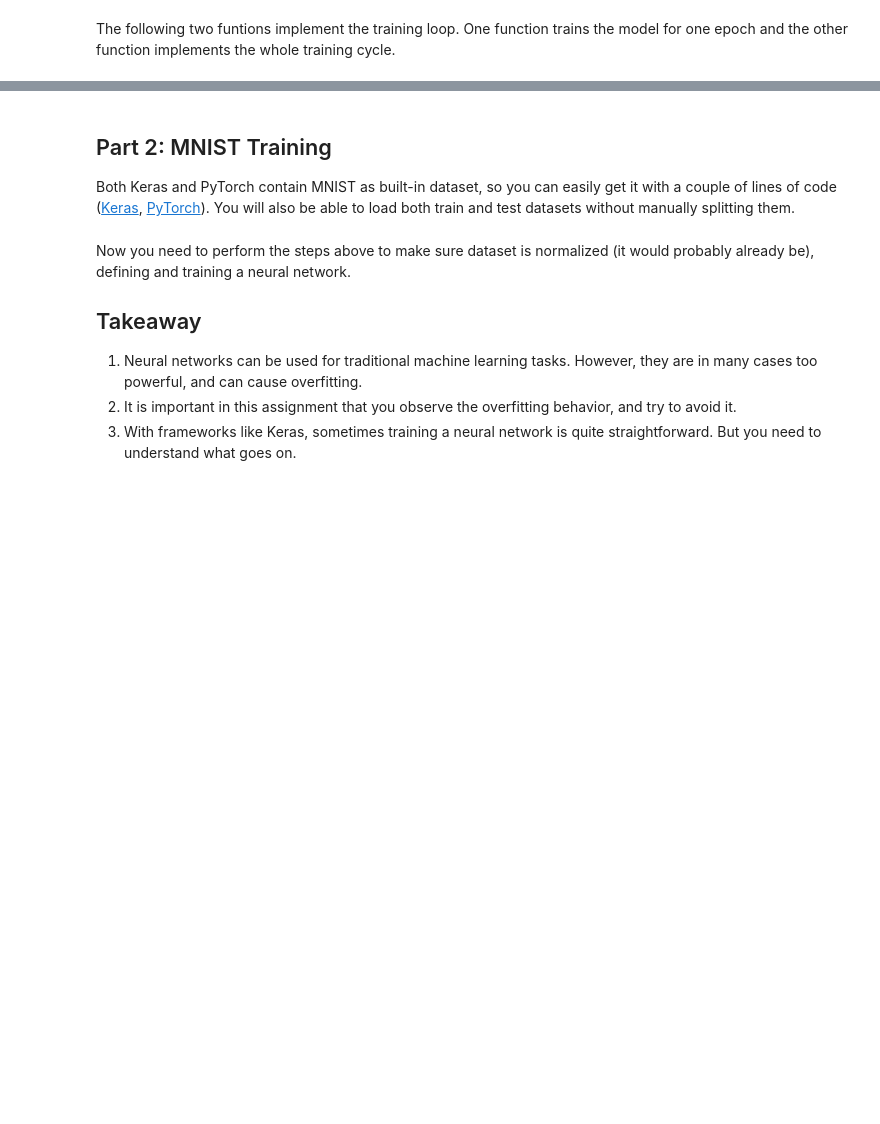
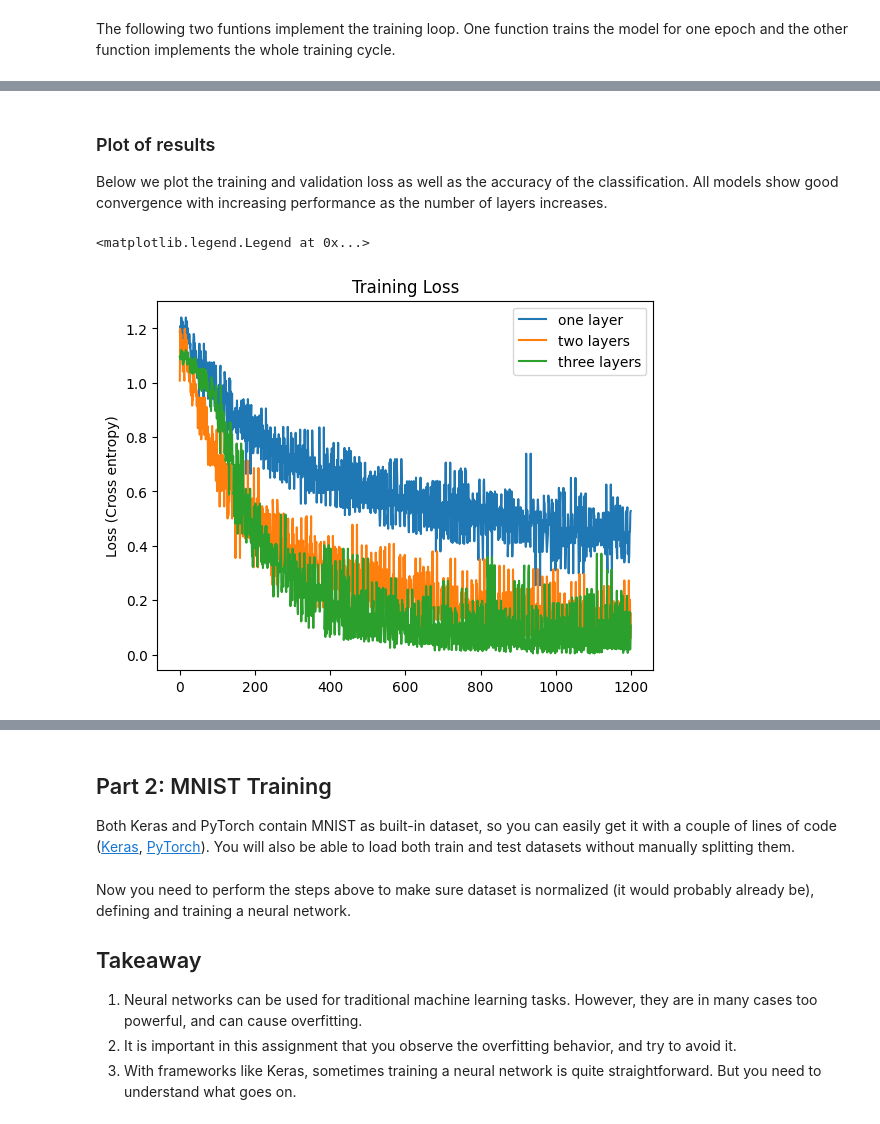
Before and after one commit to tvboelens/AI-For-Beginners, a Jupyter notebook: lessons/3-NeuralNetworks/05-Frameworks/lab/LabFrameworks.ipynb, the cells around one changed output, grey strips where cells are left out. Cells and saved outputs as stored; diff of their text form; code cells hidden in the pictures; blank space fills up the shorter version.

Commit message:
In lab for lesson 5 added plots for loss and accuracy

```diff
--- a/lessons/3-NeuralNetworks/05-Frameworks/lab/LabFrameworks.ipynb
+++ b/lessons/3-NeuralNetworks/05-Frameworks/lab/LabFrameworks.ipynb
@@ -147,13 +156,14 @@ def train_epoch(model, loss_fn, dataloader, optimizer):
 def train_model(model, loss_fn,train_loader, test_loader, optimizer,no_of_epochs):
     train_loss = []
     val_loss = []
+    accuracy = []
     epoch_number = 1
     for epoch in range(no_of_epochs):
         #epoch_loss = []
         print(f"EPOCH {epoch_number}:")
         model.train(True)
         epoch_loss = train_epoch(model,loss_fn, train_loader, optimizer)
-        train_loss.append(epoch_loss)
+        train_loss+=epoch_loss
 
         running_vloss = 0.0
         model.eval()
@@ -162,8 +172,10 @@ def train_model(model, loss_fn,train_loader, test_loader, optimizer,no_of_epochs
                   vfeatures, vlabels = vdata
                   vpred = model(vfeatures)
                   vloss = loss_fn(vpred,vlabels)
+                  correct = (torch.argmax(vpred, dim=1) == vlabels).type(torch.FloatTensor)
                   val_loss.append(vloss.item())
                   running_vloss+=vloss.item()
+                  accuracy.append(correct.mean().item())
 
 
         val_loss.append(running_vloss/(i+1))
@@ -171,4 +183,4 @@ def train_model(model, loss_fn,train_loader, test_loader, optimizer,no_of_epochs
         print(f"LOSS train {epoch_loss[-1]}, val: {val_loss[-1]}")
 
         epoch_number+=1
-    return train_loss, val_loss
+    return train_loss, val_loss, accuracy
@@ -175,9 +189,9 @@ def train_model(model, loss_fn,train_loader, test_loader, optimizer,no_of_epochs
 # %%
-no_of_epochs = 15
+no_of_epochs = 50
 net1 = OneLayerNet()
 loss_fn = torch.nn.CrossEntropyLoss()
 optim1 = torch.optim.SGD(net1.parameters(), lr=0.01, momentum=0.9)
 
-train_loss1, val_loss1 = train_model(net1,loss_fn,train_loader,test_loader,optim1, no_of_epochs)
+train_loss1, val_loss1, acc1 = train_model(net1,loss_fn,train_loader,test_loader,optim1, no_of_epochs)
 # %% [output]
 EPOCH 1:
@@ -200,7 +214,8 @@ LOSS train 0.4212770462036133, val: 0.6737415989240011
 # %%
+no_of_epochs = 50
 net2 = TwoLayerNet()
 optim2 = torch.optim.SGD(net2.parameters(), lr=0.01, momentum=0.9)
 
-train_loss2, val_loss2 = train_model(net1,loss_fn,train_loader,test_loader,optim1, no_of_epochs=50)
+train_loss2, val_loss2, acc2 = train_model(net2,loss_fn,train_loader,test_loader,optim2, no_of_epochs)
 # %% [output]
 EPOCH 1:
@@ -222,0 +238,7 @@ LOSS train 0.30585819482803345, val: 0.44058696428934735
+# %%
+no_of_epochs = 50
+net3 = ThreeLayernet()
+#loss_fn = torch.nn.CrossEntropyLoss()
+optim3 = torch.optim.SGD(net3.parameters(), lr=0.01, momentum=0.9)
+
+train_loss3, val_loss3, acc3 = train_model(net3,loss_fn,train_loader,test_loader,optim3, no_of_epochs)
@@ -222,0 +263,15 @@ LOSS train 0.30585819482803345, val: 0.44058696428934735
+# %% [markdown]
+### Plot of results
+
+Below we plot the training and validation loss as well as the accuracy of the classification. All models show good convergence with increasing performance as the number of layers increases.
+# %%
+from matplotlib import pyplot as plt
+plt.plot(train_loss1, label='one layer')
+plt.plot(train_loss2, label='two layers')
+plt.plot(train_loss3, label='three layers')
+plt.ylabel("Loss (Cross entropy)")
+plt.title("Training Loss")
+plt.legend()
+# %% [output]
+<matplotlib.legend.Legend at 0x...>
+[figure, added]
```
Also changed, not shown: parts of 9 cells of this notebook.
